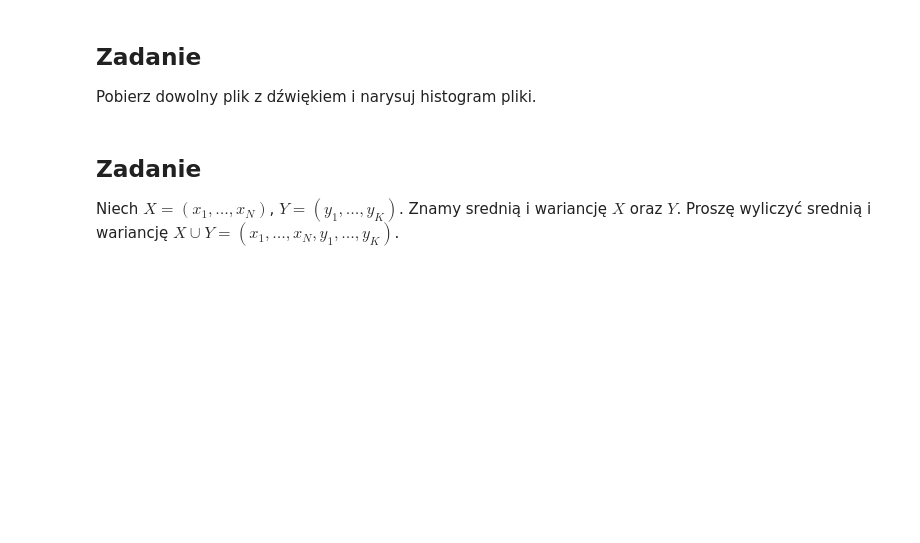
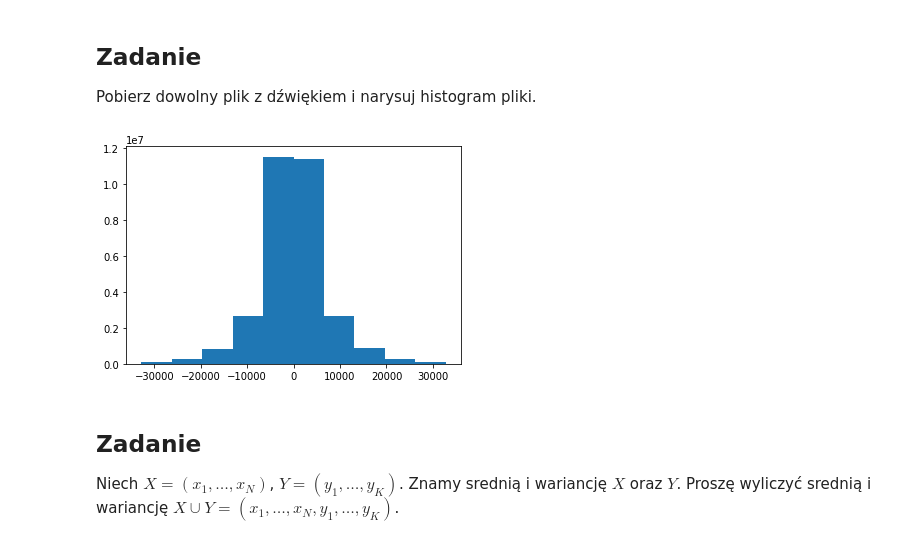
Before and after one commit to matmarchew/AD, a Jupyter notebook: AD_Z2.ipynb, the cells around one changed output. Saved outputs shown, nothing was run; the diff lists cells and outputs as text; code cells hidden in the pictures; blank space fills up the shorter version.

```diff
--- a/AD_Z2.ipynb
+++ b/AD_Z2.ipynb
@@ -163,6 +174,17 @@ Pobierz dowolne zdjęcie i narysuj histogram z danych dla każdego z komponentó
 # %% [markdown]
 ## Zadanie
 Pobierz dowolny plik z dźwiękiem i narysuj histogram pliki.
+# %%
+import matplotlib.pyplot as plt
+import numpy as np
+import wave
+
+spf = wave.open('Kalimba.wav','r')
+signal = np.fromstring(spf.readframes(-1),'Int16')
+plt.hist(signal)
+plt.show()
+# %% [output]
+[figure, added]
 # %% [markdown]
 ## Zadanie
 Niech $X = (x_1, \ldots , x_N )$, $Y = (y_1, \ldots , y_K)$. Znamy srednią i wariancję $X$ oraz
```
Also changed, not shown: parts of 3 cells of this notebook.
